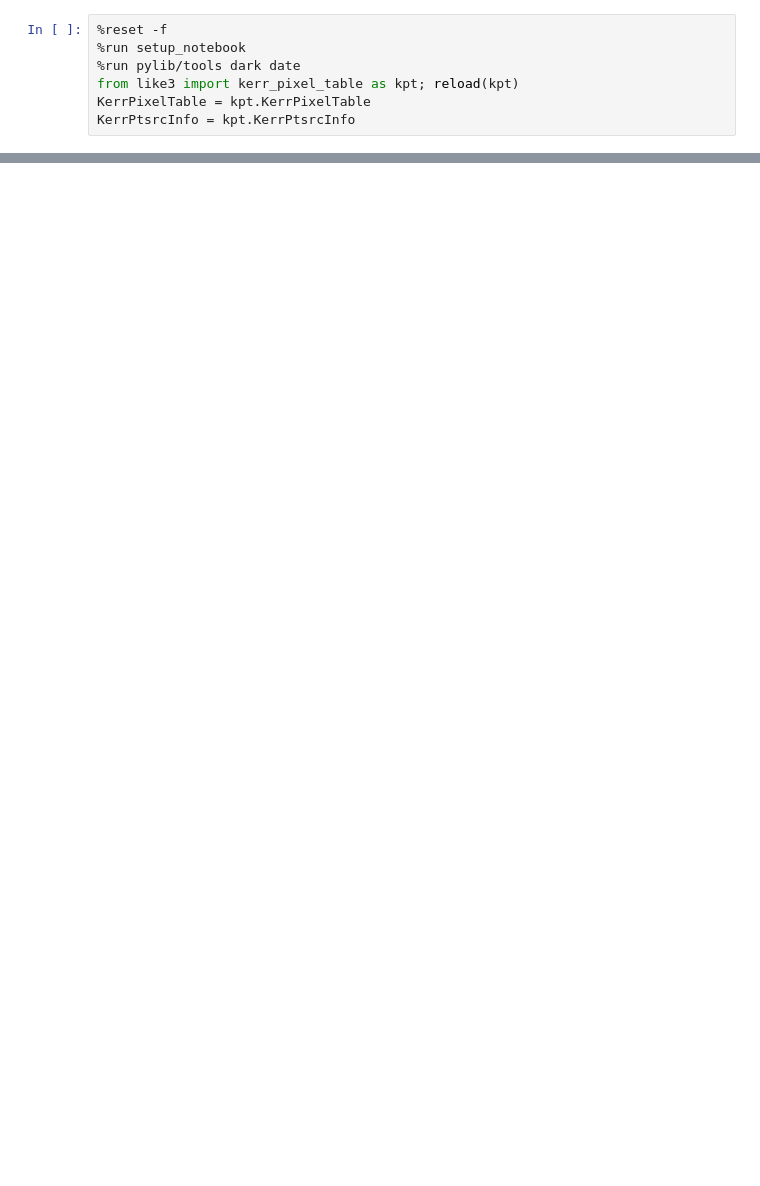
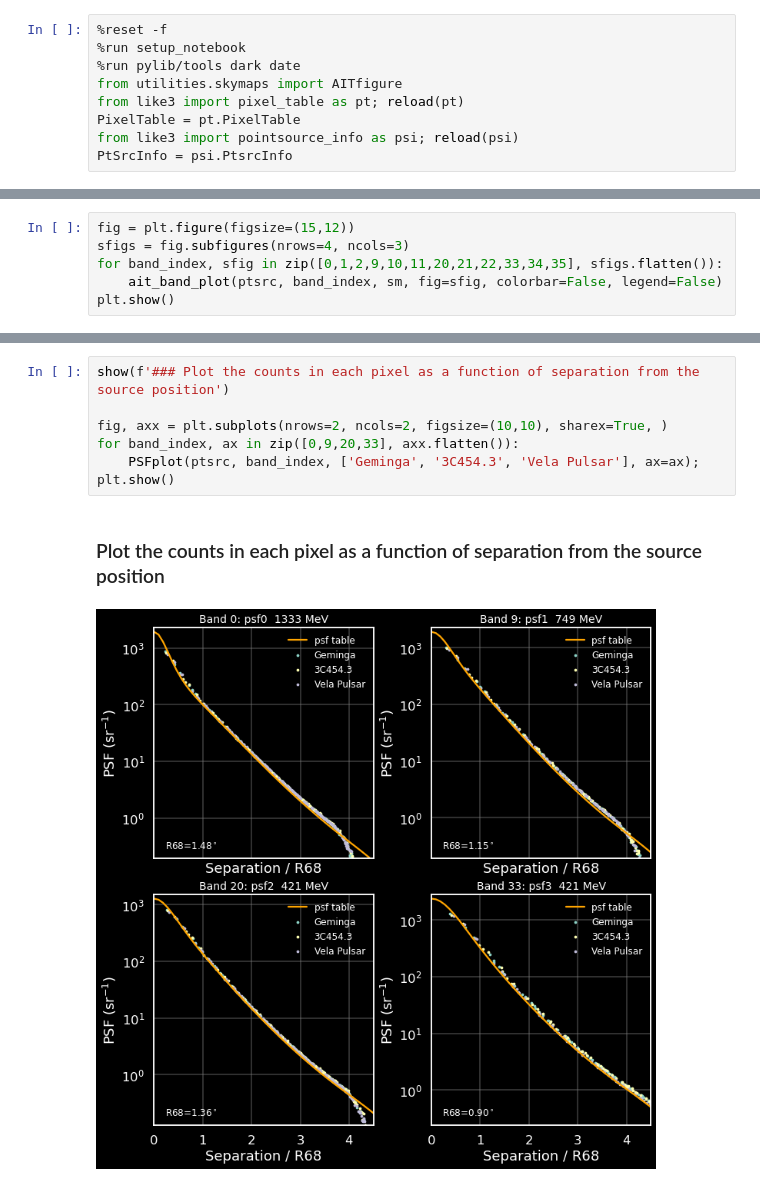
Before and after one commit to tburnett/kerr-diffuse, a Jupyter notebook: notebooks/setup/point_source_info.ipynb, the cells around one changed output, grey strips where cells are left out. Saved outputs shown, nothing was run; the diff lists cells and outputs as text; blank space fills up the shorter version.

```diff
--- a/notebooks/setup/point_source_info.ipynb
+++ b/notebooks/setup/point_source_info.ipynb
@@ -23,7 +4,9 @@ Within each band, the point source arrays are sorted by nameidx.
 %reset -f
 %run setup_notebook
 %run pylib/tools dark date
-from like3 import kerr_pixel_table as kpt; reload(kpt)
-KerrPixelTable = kpt.KerrPixelTable
-KerrPtsrcInfo = kpt.KerrPtsrcInfo
+from utilities.skymaps import AITfigure
+from like3 import pixel_table as pt; reload(pt)
+PixelTable = pt.PixelTable
+from like3 import pointsource_info as psi; reload(psi)
+PtSrcInfo = psi.PtsrcInfo
 # %% [output]
@@ -113,0 +85,6 @@ np.int64(3347)
+# %%
+fig = plt.figure(figsize=(15,12))
+sfigs = fig.subfigures(nrows=4, ncols=3)
+for band_index, sfig in zip([0,1,2,9,10,11,20,21,22,33,34,35], sfigs.flatten()):
+    ait_band_plot(ptsrc, band_index, sm, fig=sfig, colorbar=False, legend=False)
+plt.show()
@@ -113,0 +137,10 @@ np.int64(3347)
+# %%
+show(f'### Plot the counts in each pixel as a function of separation from the source position')
+
+fig, axx = plt.subplots(nrows=2, ncols=2, figsize=(10,10), sharex=True, )
+for band_index, ax in zip([0,9,20,33], axx.flatten()):
+    PSFplot(ptsrc, band_index, ['Geminga', '3C454.3', 'Vela Pulsar'], ax=ax);
+plt.show()
+# %% [output]
+### Plot the counts in each pixel as a function of separation from the source position
+[figure, added]
```
Also changed, not shown: parts of 29 cells of this notebook, 7 other files.
